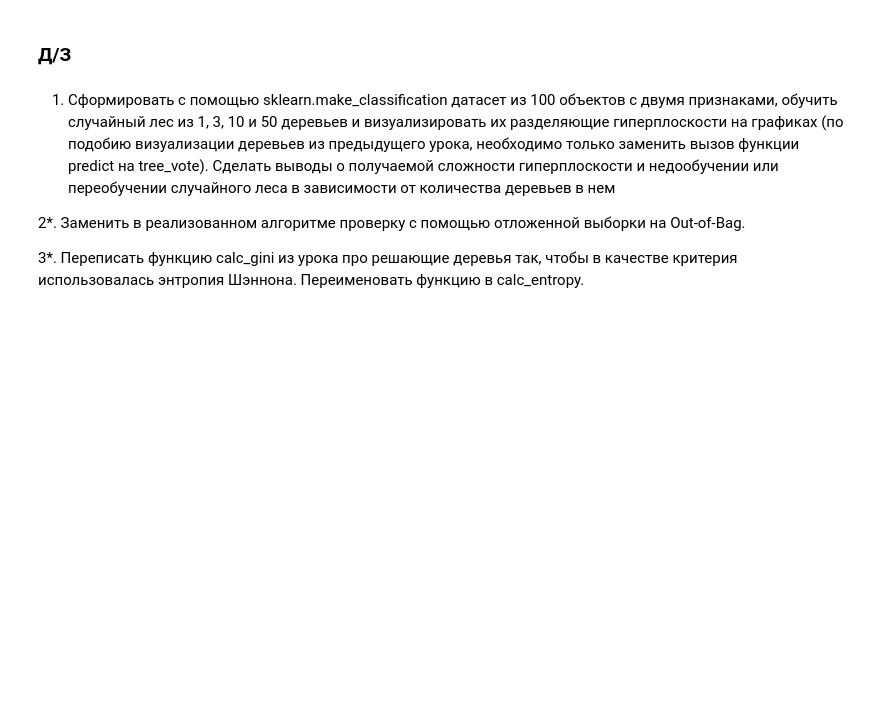
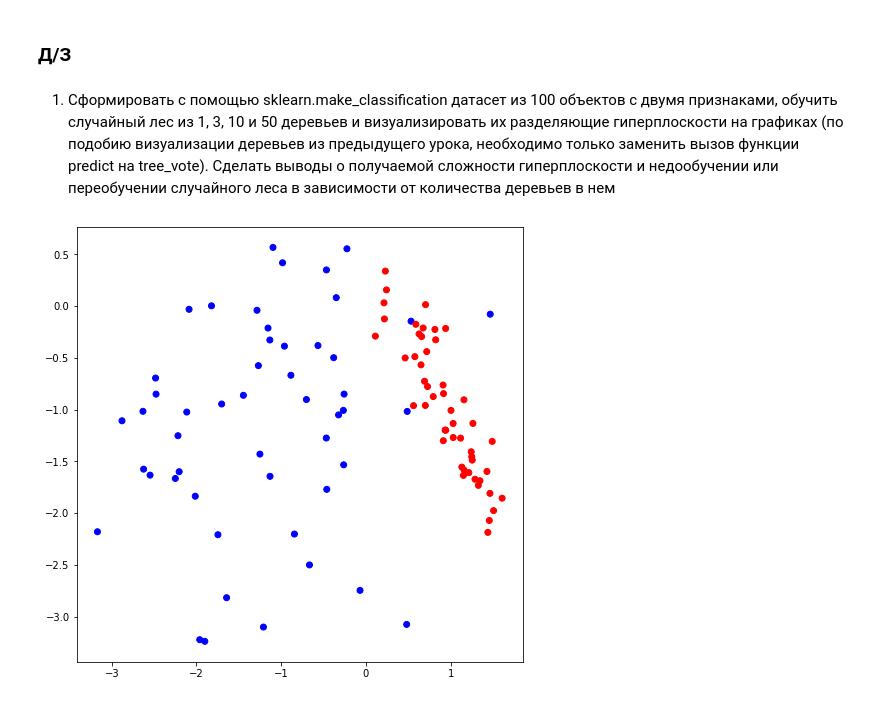
Before and after one commit to Filkin-S/Data-analysis-algorithms, a Jupyter notebook: Lesson_5_practice.ipynb, the cells around one changed output. Cells and saved outputs as stored; diff of their text form; code cells hidden in the pictures; blank space fills up the shorter version.

```diff
--- a/Lesson_5_practice.ipynb
+++ b/Lesson_5_practice.ipynb
@@ -535,7 +523,17 @@ __Недостатки случайного леса__
 ### Д/З
 # %% [markdown]
 1. Сформировать с помощью sklearn.make_classification датасет из 100 объектов с двумя признаками, обучить случайный лес из 1, 3, 10 и 50 деревьев и визуализировать их разделяющие гиперплоскости на графиках (по подобию визуализации деревьев из предыдущего урока, необходимо только заменить вызов функции predict на tree_vote). Сделать выводы о получаемой сложности гиперплоскости и недообучении или переобучении случайного леса в зависимости от количества деревьев в нем
-
-2*. Заменить в реализованном алгоритме проверку с помощью отложенной выборки на Out-of-Bag.
-
-3*. Переписать функцию calc_gini из урока про решающие деревья так, чтобы в качестве критерия использовалась энтропия Шэннона. Переименовать функцию в calc_entropy.
+# %%
+classification_data, classification_labels = datasets.make_classification(n_samples=100,
+                                                      n_features = 2, n_informative = 2,
+                                                      n_classes = 2, n_redundant=0,
+                                                      n_clusters_per_class=1, random_state=10)
+# %%
+colors = ListedColormap(['red', 'blue'])
+light_colors = ListedColormap(['lightcoral', 'lightblue'])
+
+plt.figure(figsize=(8,8))
+plt.scatter(list(map(lambda x: x[0], classification_data)), list(map(lambda x: x[1], classification_data)),
+              c=classification_labels, cmap=colors);
+# %% [output]
+[figure, added]
```
Also changed, not shown: parts of 27 cells of this notebook.
